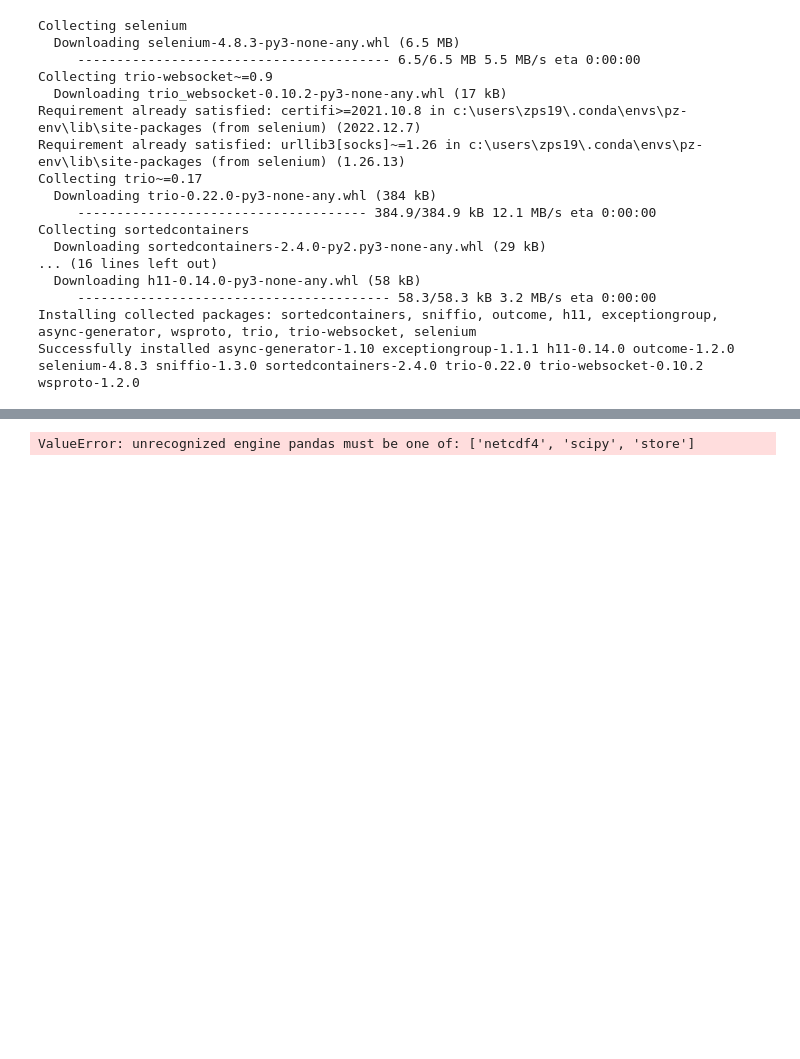
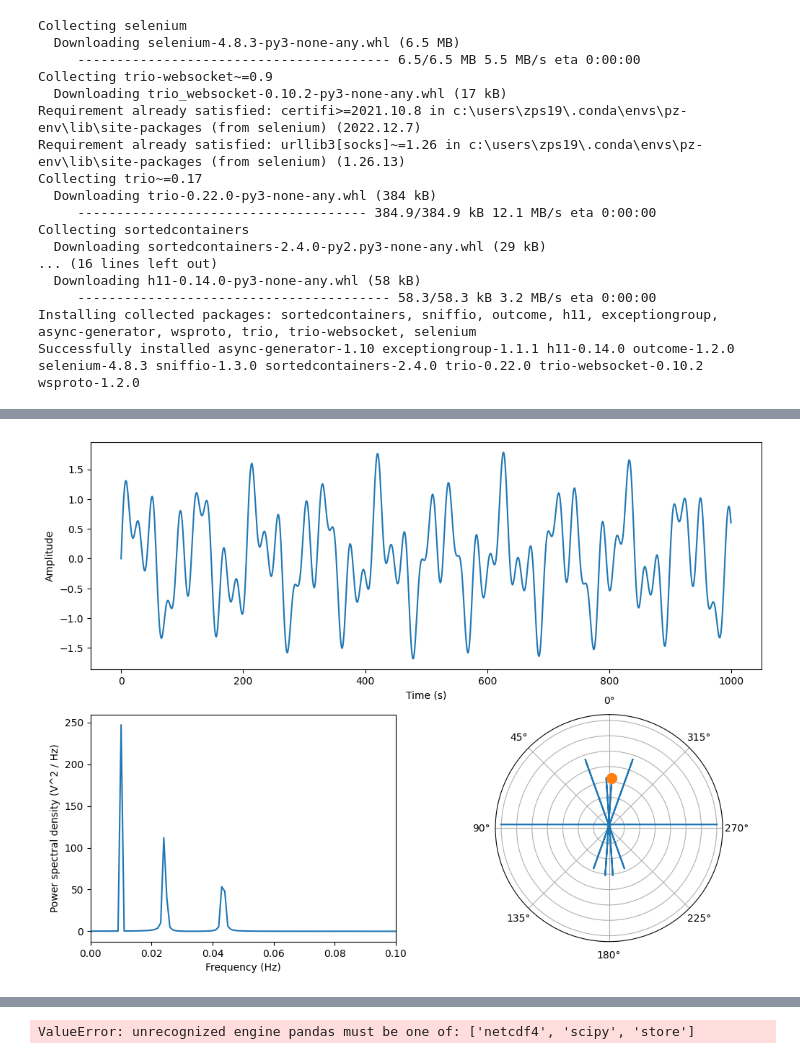
Before and after one commit to Peisong-Zheng/NS_syn, a Jupyter notebook: pre_phase_dis.ipynb, the cells around one changed output, grey strips where cells are left out. Saved outputs shown, nothing was run; the diff lists cells and outputs as text; code cells hidden in the pictures; blank space fills up the shorter version.

```diff
--- a/pre_phase_dis.ipynb
+++ b/pre_phase_dis.ipynb
@@ -166,0 +412,57 @@ Data variables:
+# %%
+import numpy as np
+from scipy import signal as sig
+import matplotlib.pyplot as plt
+
+# Sample rate and duration
+fs = 1
+duration = 1000
+
+# Time vector
+t = np.linspace(0, duration, int(fs * duration), endpoint=False)
+
+# Signal
+freq = 1/23  # Hz
+t_shift=0
+freq1=1/41
+freq2=1/100
+sig1 = 0.5*np.sin(2 * np.pi * freq * (t+t_shift))+0.6*np.sin(2 * np.pi * freq1 * t)+0.7*np.sin(2 * np.pi * freq2 * t)
+
+# Power spectral density
+f, Pxx = sig.periodogram(sig1, fs)
+fig = plt.figure(figsize=(12, 9))
+gs = fig.add_gridspec(2, 2)
+
+ax1 = fig.add_subplot(gs[0, 0:2])
+ax1.plot(t, sig1)
+ax1.set_xlabel('Time (s)')
+ax1.set_ylabel('Amplitude')
+
+ax2 = fig.add_subplot(gs[1, 0])
+ax2.plot(f, Pxx)
+ax2.set_xlabel('Frequency (Hz)')
+ax2.set_ylabel('Power spectral density (V^2 / Hz)')
+ax2.set_xlim(0, 0.1)
+
+# Phase distribution
+fft = np.fft.fft(sig1)
+phase = np.angle(fft)
+
+# Find the index of the ~23000 period component
+freq_interested = freq
+index = np.argmin(np.abs(f - freq_interested))
+
+# Polar plot of phase distribution
+ax3 = fig.add_subplot(gs[1, 1], projection='polar')
+ax3.plot(phase, np.abs(fft))
+ax3.plot(phase[index], np.abs(fft[index]), marker='o', markersize=10)
+ax3.set_yticklabels([])
+# ax3.set_title('Phase vs Frequency')
+# ax3.set_rlabel_position(135)
+ax3.set_theta_zero_location('N')
+# ax3.legend(['All Frequencies', f'Freq: {freq_interested}Hz'])
+ax3.grid(True)
+
+plt.show()
+# %% [output]
+[figure, added]
```
Also changed, not shown: parts of 25 cells of this notebook.
